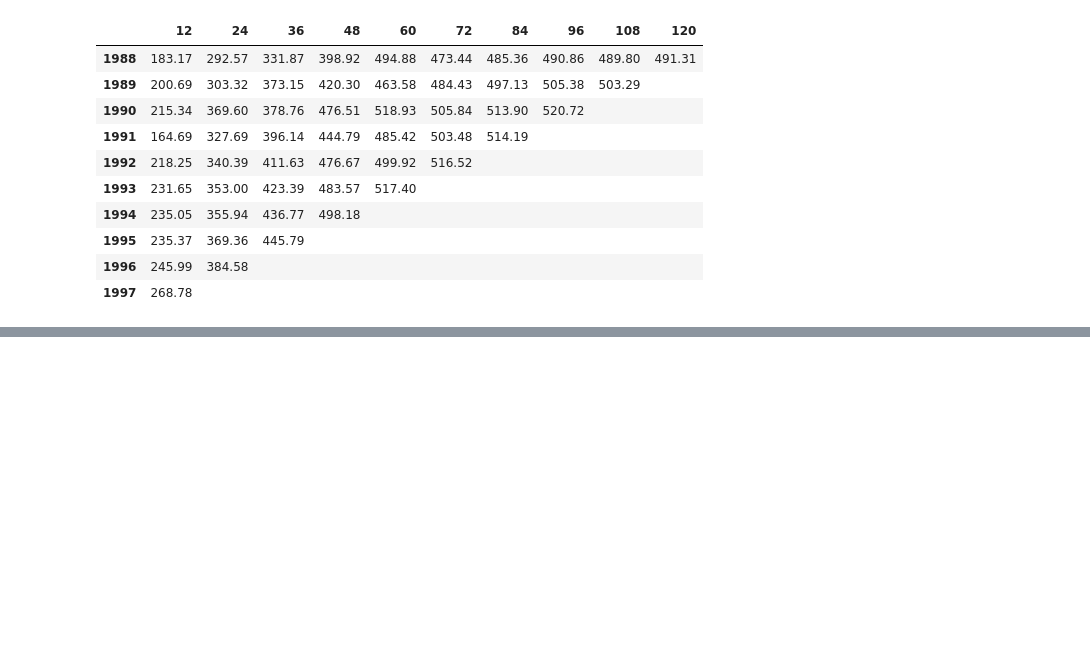
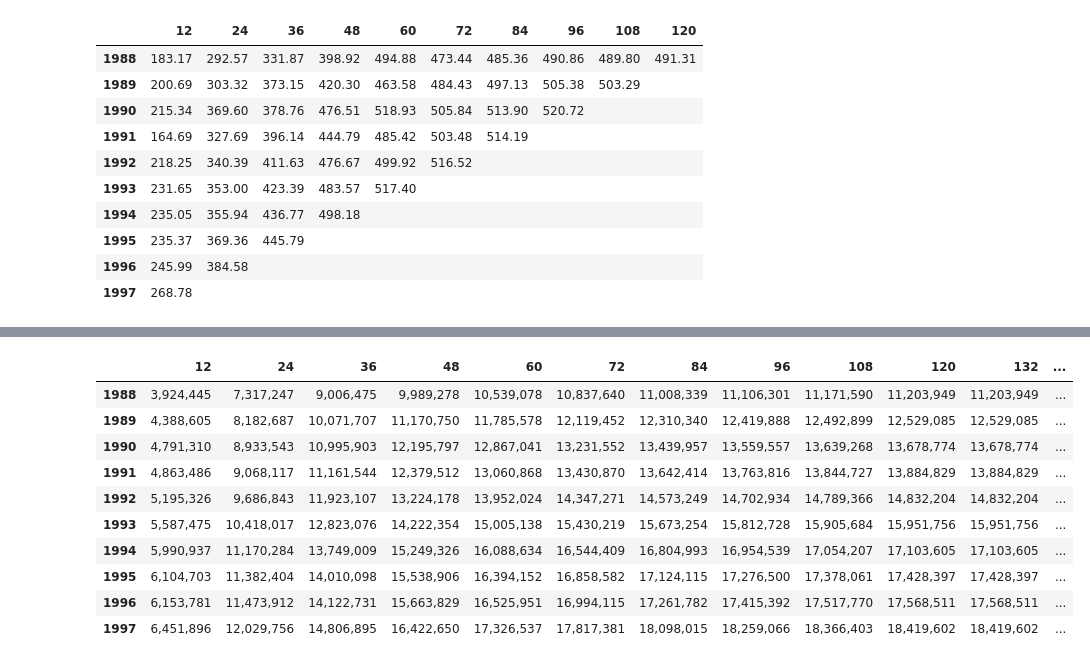
Before and after one commit to genedan/cl-practitioners-guide, a Jupyter notebook: chapter 2/chainladder-python tutorials.ipynb, the cells around one changed output, grey strips where cells are left out. Cells and saved outputs as stored; diff of their text form; code cells hidden in the pictures; blank space fills up the shorter version.

```diff
--- a/chapter 2/chainladder-python tutorials.ipynb
+++ b/chapter 2/chainladder-python tutorials.ipynb
@@ -392,0 +815,14 @@ Compare the result to `(clrd["CumPaidLoss"] / clrd["CaseIncurLoss"]).sum()`, whi
+# %%
+cl_mod.full_expectation_
+# %% [output]
+|  | 12 | 24 | 36 | 48 | 60 | 72 | 84 | 96 | 108 | 120 | 132 | ... |
+| 1988 | 3,924,445 | 7,317,247 | 9,006,475 | 9,989,278 | 10,539,078 | 10,837,640 | 11,008,339 | 11,106,301 | 11,171,590 | 11,203,949 | 11,203,949 | ... |
+| 1989 | 4,388,605 | 8,182,687 | 10,071,707 | 11,170,750 | 11,785,578 | 12,119,452 | 12,310,340 | 12,419,888 | 12,492,899 | 12,529,085 | 12,529,085 | ... |
+| 1990 | 4,791,310 | 8,933,543 | 10,995,903 | 12,195,797 | 12,867,041 | 13,231,552 | 13,439,957 | 13,559,557 | 13,639,268 | 13,678,774 | 13,678,774 | ... |
+| 1991 | 4,863,486 | 9,068,117 | 11,161,544 | 12,379,512 | 13,060,868 | 13,430,870 | 13,642,414 | 13,763,816 | 13,844,727 | 13,884,829 | 13,884,829 | ... |
+| 1992 | 5,195,326 | 9,686,843 | 11,923,107 | 13,224,178 | 13,952,024 | 14,347,271 | 14,573,249 | 14,702,934 | 14,789,366 | 14,832,204 | 14,832,204 | ... |
+| 1993 | 5,587,475 | 10,418,017 | 12,823,076 | 14,222,354 | 15,005,138 | 15,430,219 | 15,673,254 | 15,812,728 | 15,905,684 | 15,951,756 | 15,951,756 | ... |
+| 1994 | 5,990,937 | 11,170,284 | 13,749,009 | 15,249,326 | 16,088,634 | 16,544,409 | 16,804,993 | 16,954,539 | 17,054,207 | 17,103,605 | 17,103,605 | ... |
+| 1995 | 6,104,703 | 11,382,404 | 14,010,098 | 15,538,906 | 16,394,152 | 16,858,582 | 17,124,115 | 17,276,500 | 17,378,061 | 17,428,397 | 17,428,397 | ... |
+| 1996 | 6,153,781 | 11,473,912 | 14,122,731 | 15,663,829 | 16,525,951 | 16,994,115 | 17,261,782 | 17,415,392 | 17,517,770 | 17,568,511 | 17,568,511 | ... |
+| 1997 | 6,451,896 | 12,029,756 | 14,806,895 | 16,422,650 | 17,326,537 | 17,817,381 | 18,098,015 | 18,259,066 | 18,366,403 | 18,419,602 | 18,419,602 | ... |
```
Also changed, not shown: parts of 85 cells of this notebook.
